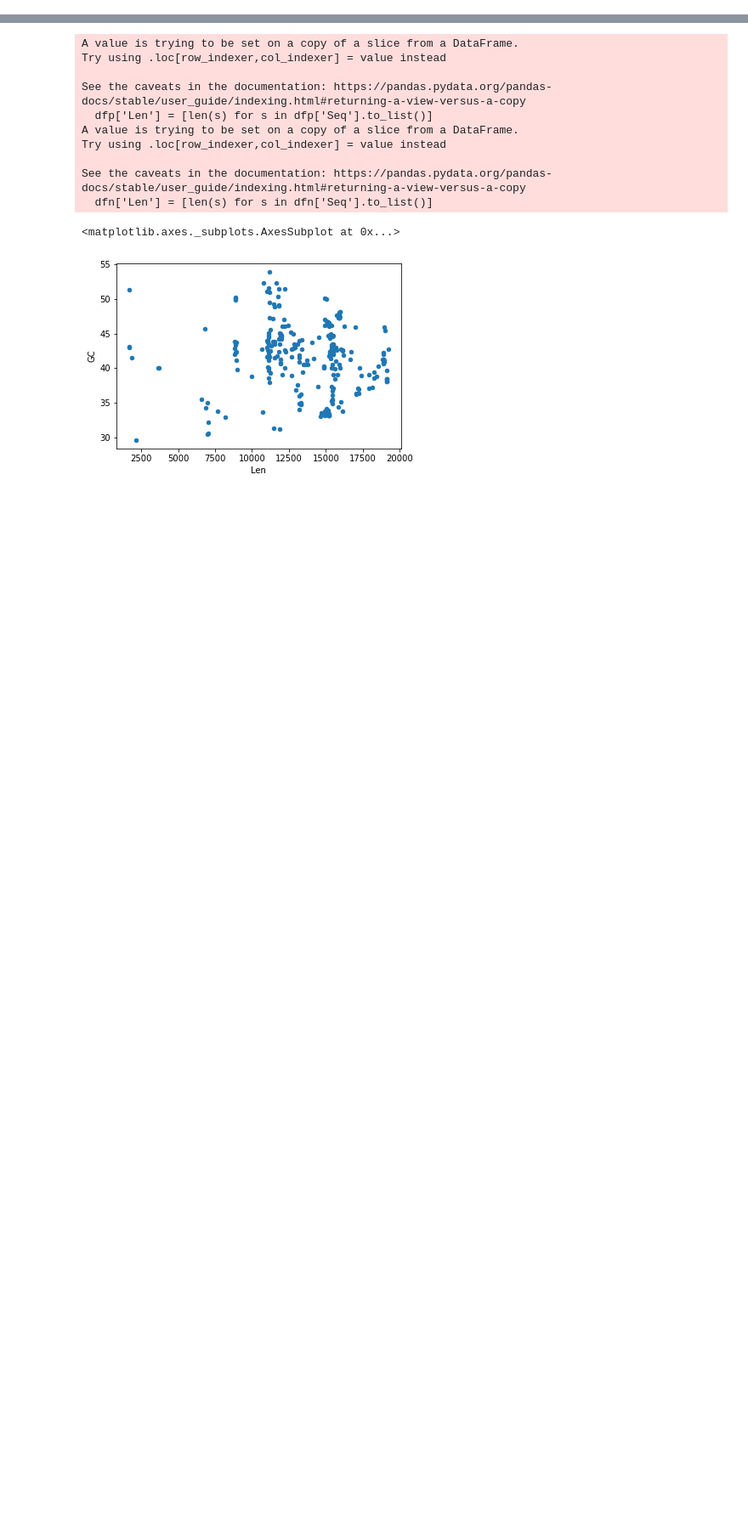
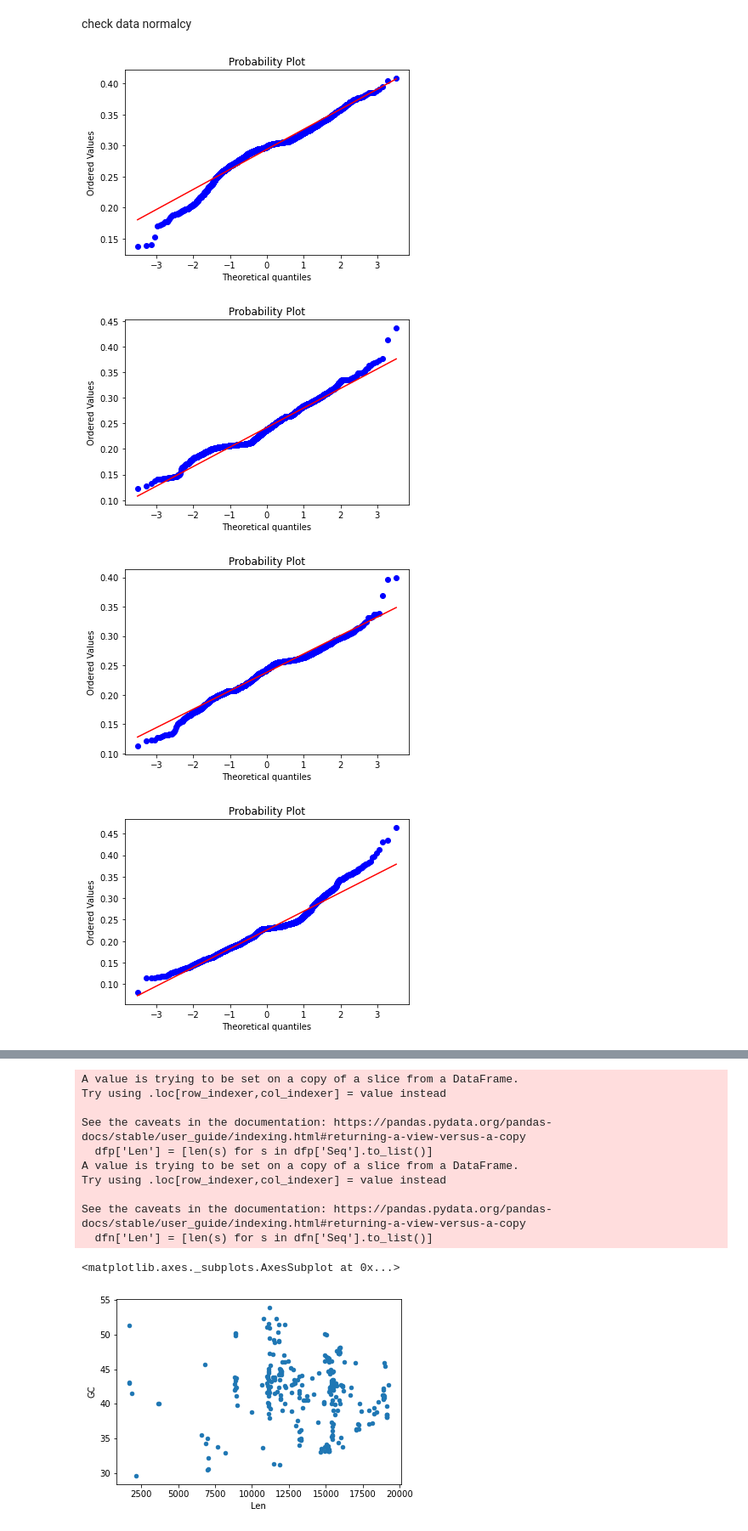
Before and after one commit to DeadlineWasYesterday/V-Classifier, a Jupyter notebook: Ele Finder 1.ipynb, the cells around one changed output, grey strips where cells are left out. Shown at 85% size. Saved outputs shown, nothing was run; the diff lists cells and outputs as text; code cells hidden in the pictures; blank space fills up the shorter version.

```diff
--- a/Ele Finder 1.ipynb
+++ b/Ele Finder 1.ipynb
@@ -7,0 +131,17 @@ Looking at stats
+# %% [markdown]
+check data normalcy
+# %%
+#qqplots
+
+for i in range(16):
+    x = tdfr.iloc[:,i].values
+    stats.probplot(x, dist="norm", plot=pylab)
+    pylab.show()
+
+#tdfr looks fairly normal
+#tdf doesn't
+# %% [output]
+[figure, added]
+[figure, added]
+[figure, added]
+[figure, added]
```
Also changed, not shown: parts of 31 cells of this notebook, 8 other files.
